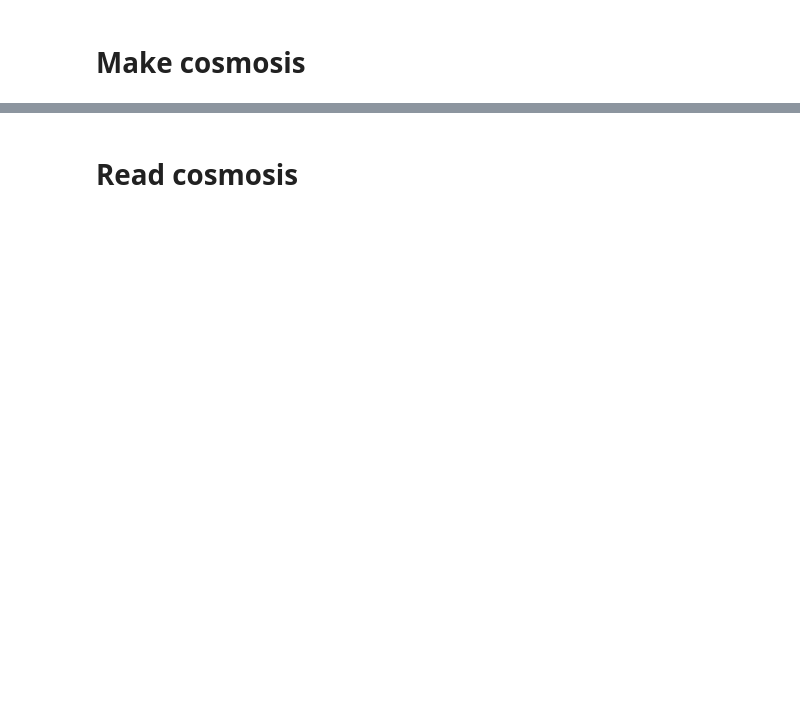
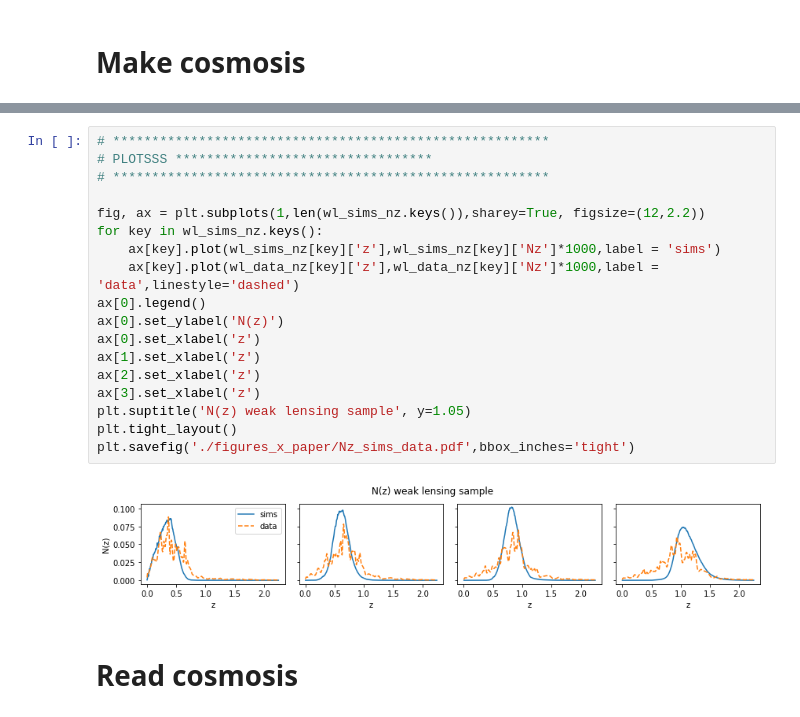
Before and after one commit to mgatti29/CORE, a Jupyter notebook: Preparing_results.ipynb, the cells around one changed output, grey strips where cells are left out. Cells and saved outputs as stored; diff of their text form; blank space fills up the shorter version.

```diff
--- a/Preparing_results.ipynb
+++ b/Preparing_results.ipynb
@@ -383,3 +386,23 @@ print ('now run python run_cosmosis.py')
+# %%
+# ********************************************************
+# PLOTSSS *********************************
+# ********************************************************
+
+fig, ax = plt.subplots(1,len(wl_sims_nz.keys()),sharey=True, figsize=(12,2.2))
+for key in wl_sims_nz.keys():
+    ax[key].plot(wl_sims_nz[key]['z'],wl_sims_nz[key]['Nz']*1000,label = 'sims')
+    ax[key].plot(wl_data_nz[key]['z'],wl_data_nz[key]['Nz']*1000,label = 'data',linestyle='dashed')
+ax[0].legend()
+ax[0].set_ylabel('N(z)')
+ax[0].set_xlabel('z')
+ax[1].set_xlabel('z')
+ax[2].set_xlabel('z')
+ax[3].set_xlabel('z')
+plt.suptitle('N(z) weak lensing sample', y=1.05)
+plt.tight_layout()
+plt.savefig('./figures_x_paper/Nz_sims_data.pdf',bbox_inches='tight')
+# %% [output]
+[figure, added]
 # %% [markdown]
 # Read cosmosis
 # %%
```
Also changed, not shown: parts of 9 cells of this notebook.
